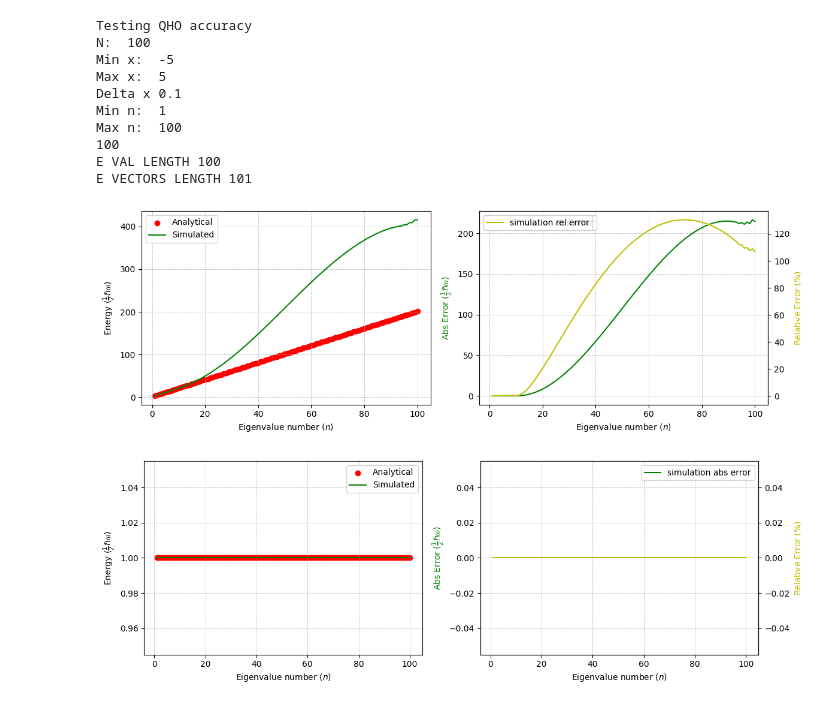
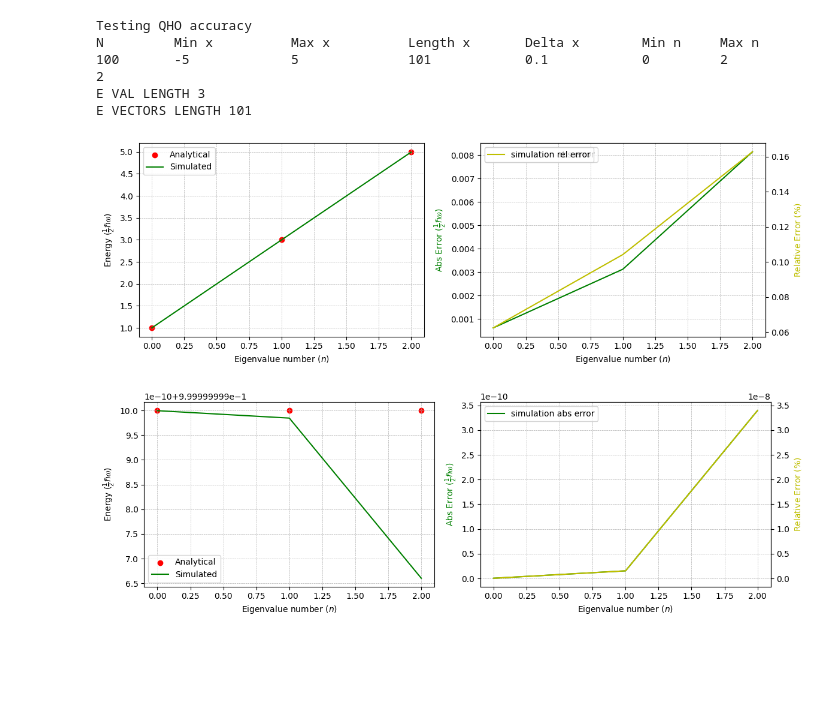
Before and after one commit to Adillwma/QuantumHarmonics, a Jupyter notebook: QuantumHarmonics/accuracy.ipynb, the cells around one changed output. Drawn from its saved outputs; the diff is of its cells as text; code cells hidden in the pictures; blank space fills up the shorter version.

```diff
--- a/QuantumHarmonics/accuracy.ipynb
+++ b/QuantumHarmonics/accuracy.ipynb
@@ -62,12 +62,10 @@ def plot_e_vals_comparison(n_vals, e_vals, analytical_e_vals):
     plt.show()
 
 def plot_e_vecs_comparison(n_vals, x, e_vectors, analytical_e_vectors):
-
     integrals = []
     # iterate through the second dim   'e_vectors' which is shape (100, 10)
     for i in range(e_vectors.shape[1]):
-        integrals.append(1)
-        #integrals.append(np.trapz(e_vectors[:,i], x))
+        integrals.append(np.trapz(e_vectors[:,i]**2, x))
     integrals = np.array(integrals)
 
     #Calculating error of simulation relative to the analytical result
@@ -108,12 +106,8 @@ def test_QHO_accuracy(N, x_min, x_max, min_n, max_n):
     x, delta_x = generate_x(x_min, x_max, N)
 
     print("Testing QHO accuracy")
-    print("N: ", N)
-    print("Min x: ", x_min)
-    print("Max x: ", x_max)
-    print("Delta x", delta_x)
-    print("Min n: ", min_n)
-    print("Max n: ", max_n)
+    print(f"{'N':<10}{'Min x':<15}{'Max x':<15}{'Length x':<15}{'Delta x':<15}{'Min n':<10}{'Max n':<10}")
+    print(f"{N:<10}{x_min:<15}{x_max:<15}{len(x):<15}{delta_x:<15}{min_n:<10}{max_n:<10}")
 
     #Analytical solution
     n_vals, e_vals_analytical, e_vectors_analytical, p_densitys_analytical = QHO_analytical_soloution(x, max_n, min_n)
@@ -140,20 +134,16 @@ def test_hydrogen_accuracy(N, r_min, r_max, min_n, max_n):
     plot_e_vals_comparison(n_vals, e_vals, e_vals_analytical)
     plot_e_vecs_comparison(n_vals, x, e_vectors, e_vectors_analytical)
 # %%
-test_QHO_accuracy(N=100, x_min=-5, x_max=5, max_n=100, min_n=1)
+test_QHO_accuracy(N=100, x_min=-5, x_max=5, max_n=2, min_n=0)
 # %% [output]
 Testing QHO accuracy
-N:  100
-Min x:  -5
-Max x:  5
-Delta x 0.1
-Min n:  1
-Max n:  100
-100
-E VAL LENGTH 100
+N         Min x          Max x          Length x       Delta x        Min n     Max n
+100       -5             5              101            0.1            0         2
+2
+E VAL LENGTH 3
 E VECTORS LENGTH 101
-[figure, old version]
+[figure, new version]
-[figure, old version]
+[figure, new version]
 # %%
 test_QHO_accuracy(N=100, x_min=-50, x_max=50, max_n=100, min_n=1)
 # %% [output]
```
Also changed, not shown: parts of 7 cells of this notebook, 4 other files.
